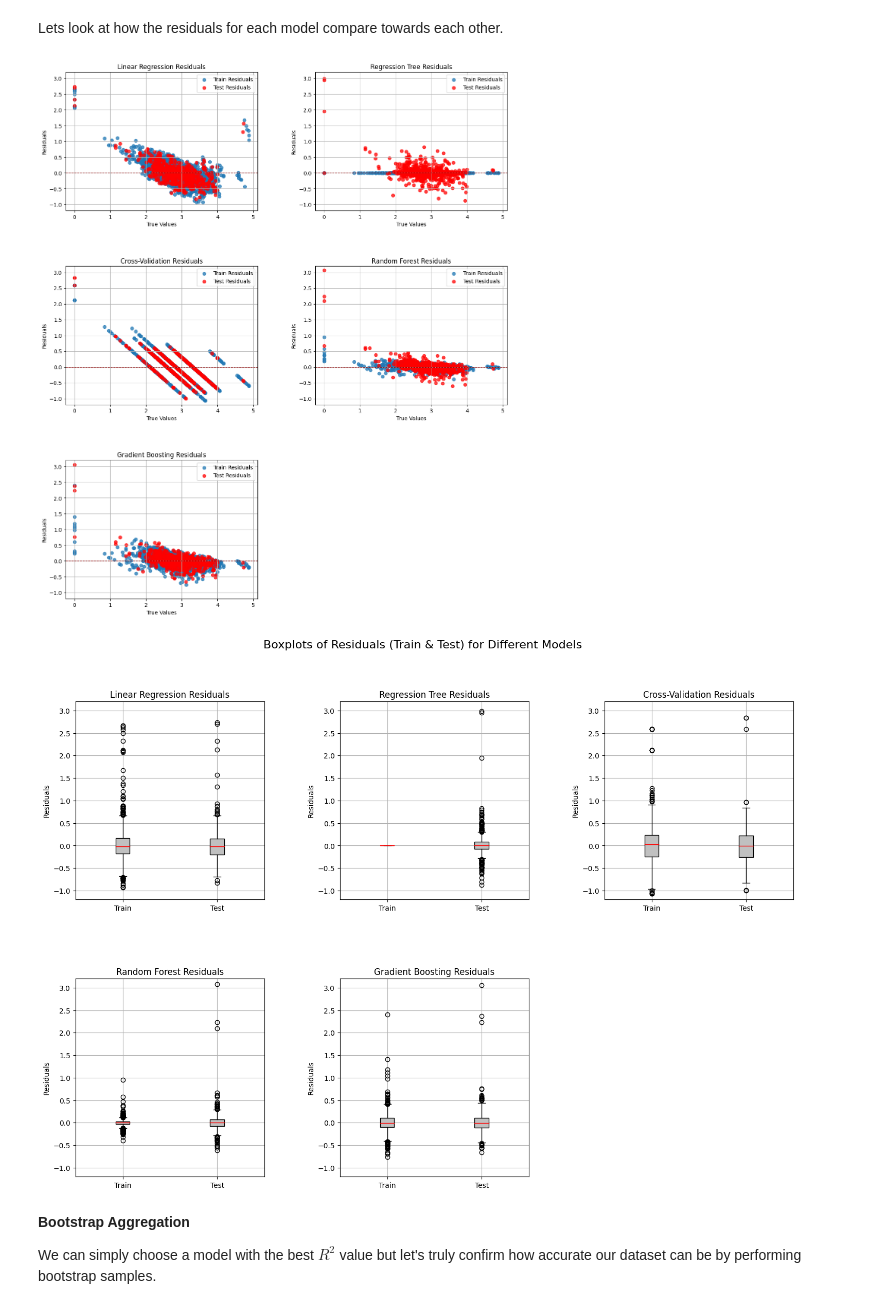
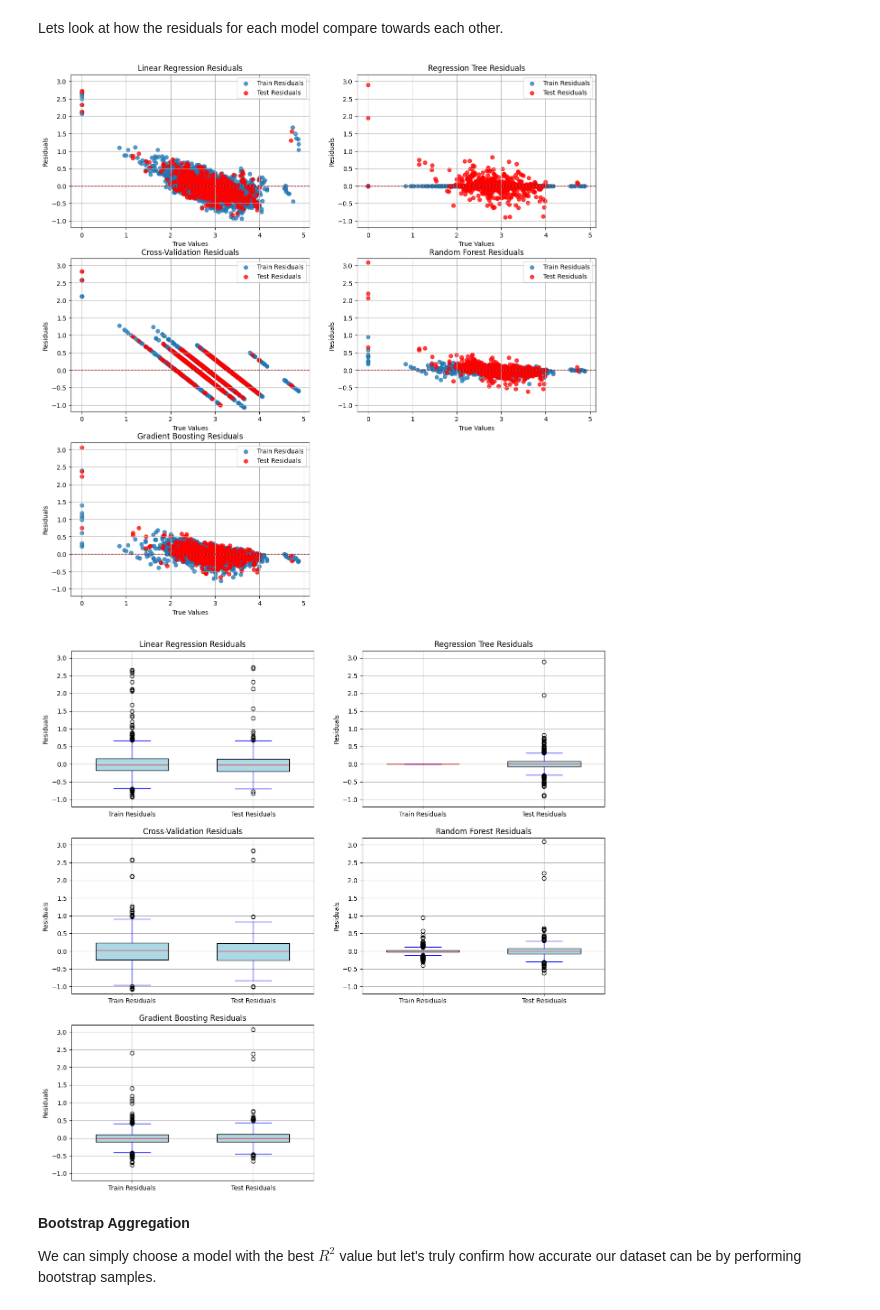
Before and after one commit to manpazito/PredictingHomelessness, a Jupyter notebook: Homelessness.ipynb, the cells around one changed output. Saved outputs shown, nothing was run; the diff lists cells and outputs as text; code cells hidden in the pictures.

```diff
--- a/Homelessness.ipynb
+++ b/Homelessness.ipynb
@@ -513,51 +516,62 @@ titles = [
     "Gradient Boosting Residuals"
 ]
 # %%
+fig, axes = plt.subplots(3, 2, figsize=(15, 15))
+plt.subplots_adjust(hspace=0.2, wspace=0.2)
+
 for i, ((train_res, test_res), title) in enumerate(zip(residuals, titles)):
     row, col = divmod(i, 2)  # Determine subplot row and column
     ax = axes[row, col]
     ax.scatter(y_train, train_res, alpha=0.75, label="Train Residuals")
     ax.scatter(y_test, test_res, alpha=0.75, label="Test Residuals", color="red")
     ax.axhline(0, color="darkred", linestyle="--", linewidth=1)
     ax.set_ylim(-1.2, 3.2)  # Set the y-axis limits
     ax.set_title(title)
     ax.set_xlabel("True Values")
     ax.set_ylabel("Residuals")
     ax.legend()
     ax.grid(True)
 
 # Turn off any unused subplot axes
 if len(residuals) < len(axes.flatten()):
     for j in range(len(residuals), len(axes.flatten())):
         fig.delaxes(axes.flatten()[j])
 
 plt.show()
 # %% [output]
-[figure, old version]
+[figure, new version]
 # %%
-fig, axes = plt.subplots(2, 3, figsize=(18, 12))
-plt.subplots_adjust(hspace=0.4, wspace=0.4)
+fig, axes = plt.subplots(3, 2, figsize=(15, 15))
+plt.subplots_adjust(hspace=0.2, wspace=0.2)
 
-axes = axes.flatten()
+for i, ((train_res, test_res), title) in enumerate(zip(residuals, titles)):
+    row, col = divmod(i, 2)  # Determine subplot row and column
+    ax = axes[row, col]
 
-for i, ax in enumerate(axes[:len(residuals)]):
-    train_residuals = residuals[i][0]
-    test_residuals = residuals[i][1]
-
-    ax.boxplot([train_residuals, test_residuals], labels=["Train", "Test"], patch_artist=True,
-               boxprops=dict(facecolor="silver"), medianprops=dict(color="red"))
-    ax.set_title(titles[i])
+    # Create boxplots for train and test residuals
+    ax.boxplot(
+        [train_res, test_res],
+        positions=[1, 2],
+        widths=0.6,
+        patch_artist=True,
+        boxprops=dict(facecolor="lightblue"),
+        medianprops=dict(color="red"),
+        whiskerprops=dict(color="blue"),
+        capprops=dict(color="blue")
+    )
+    ax.set_xticks([1, 2])
+    ax.set_xticklabels(["Train Residuals", "Test Residuals"])
+    ax.set_ylim(-1.2, 3.2)
+    ax.set_title(title)
     ax.set_ylabel("Residuals")
-    ax.set_ylim(-1.2, 3.2)
     ax.grid(True)
 
-for j in range(len(residuals), len(axes)):
-    axes[j].axis("off")
-
-plt.suptitle("Boxplots of Residuals (Train & Test) for Different Models", fontsize=16)
+if len(residuals) < len(axes.flatten()):
+    for j in range(len(residuals), len(axes.flatten())):
+        fig.delaxes(axes.flatten()[j])
 plt.show()
 # %% [output]
-[figure, old version]
+[figure, new version]
 # %% [markdown]
 **Bootstrap Aggregation**
 
```
Also changed, not shown: parts of 11 cells of this notebook.
